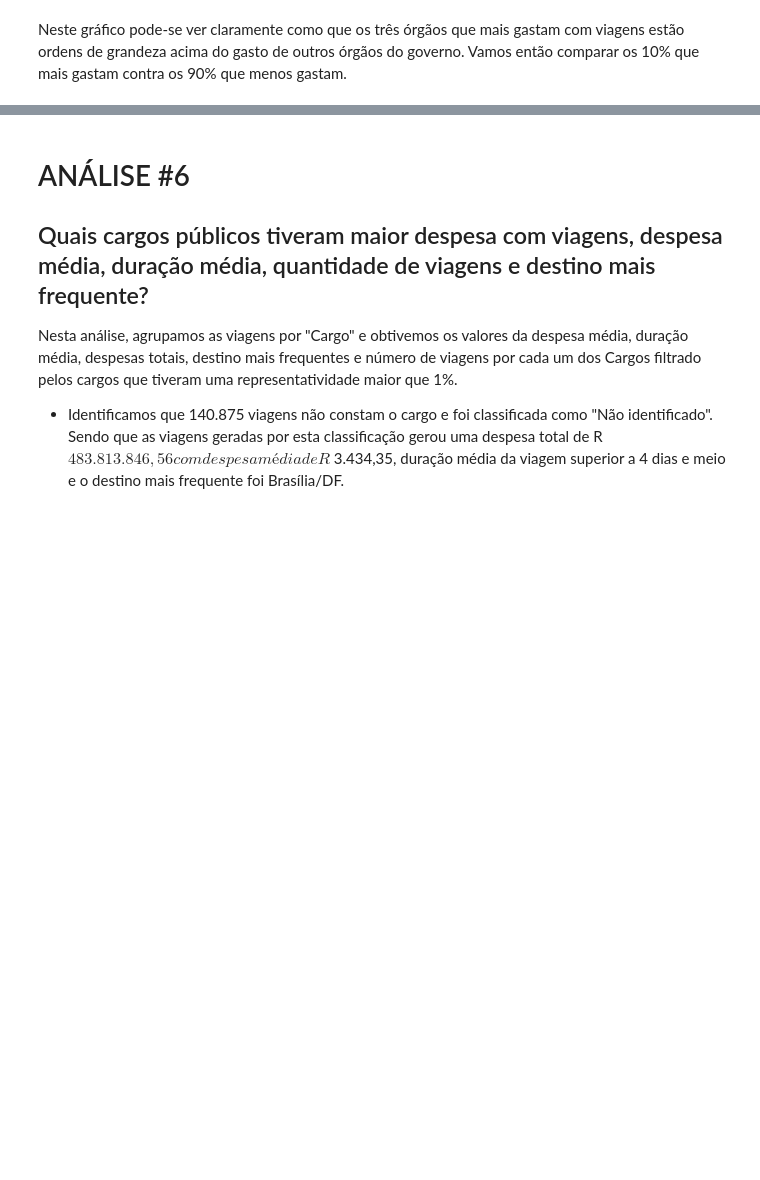
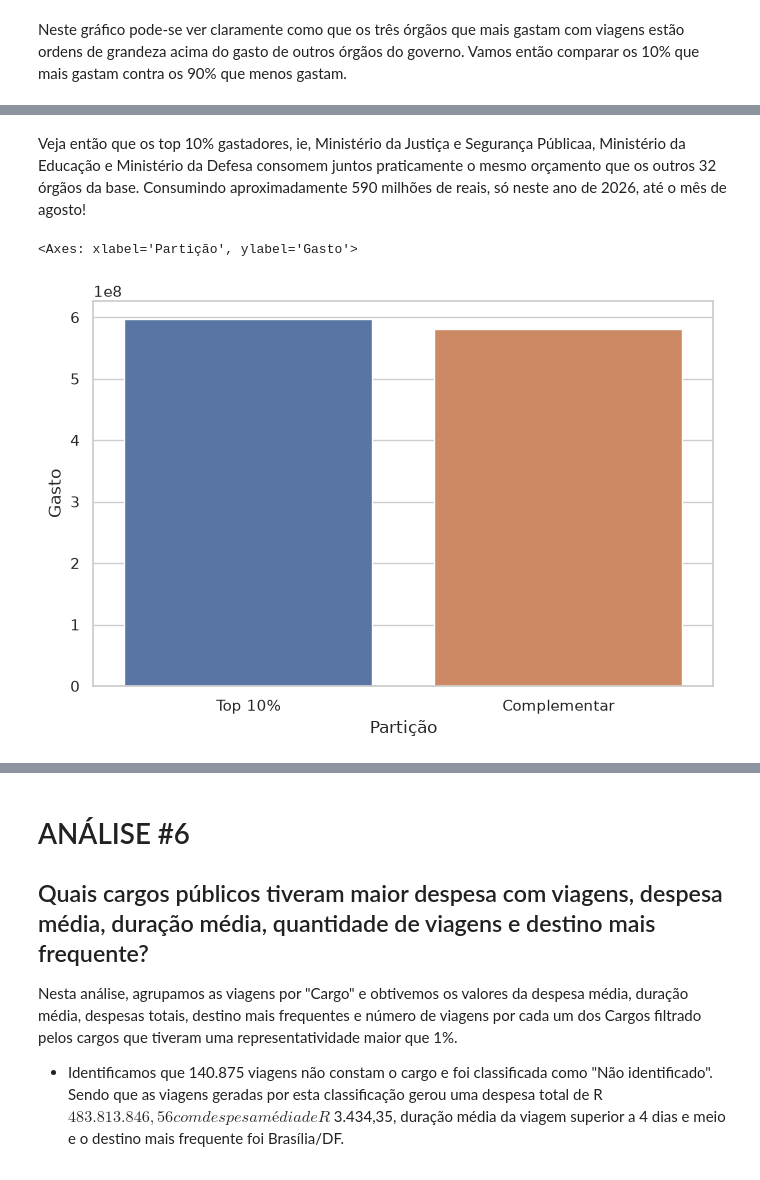
Before and after one commit to rafael-m-ferreira/caixaverso_projeto_final, a Jupyter notebook: notebooks/analise.ipynb, the cells around one changed output, grey strips where cells are left out. Saved outputs shown, nothing was run; the diff lists cells and outputs as text; code cells hidden in the pictures; blank space fills up the shorter version.

Commit message:
Mais avanços na questão #1. Trabalhando num comparativo em categorias de órgãos gastadores do orçamento

```diff
--- a/notebooks/analise.ipynb
+++ b/notebooks/analise.ipynb
@@ -393,0 +630,13 @@ print(f"Gasto dos 90% complementares: {GASTO_TOTAL_BOTTOM_90}")
+# %% [markdown]
+Veja então que os top 10% gastadores, ie, Ministério da Justiça e Segurança Públicaa, Ministério da Educação e Ministério da Defesa consomem juntos praticamente o mesmo orçamento que os outros 32 órgãos da base. Consumindo aproximadamente 590 milhões de reais, só neste ano de 2026, até o  mês de agosto!
+# %%
+# Gráfico de Barras pra melhor visualizar o comparativo.
+gastadores = {"Partição" : ["Top 10%", "Complementar"], "Gasto": [GASTO_TOTAL_TOP_10, GASTO_TOTAL_BOTTOM_90]}
+sns.set_theme(style="whitegrid")
+plt.figure(figsize=(8, 5))
+
+
+sns.barplot(data= gastadores, x="Partição", y="Gasto", hue='Partição')
+# %% [output]
+<Axes: xlabel='Partição', ylabel='Gasto'>
+[figure, added]
```
Also changed, not shown: parts of 30 cells of this notebook.
